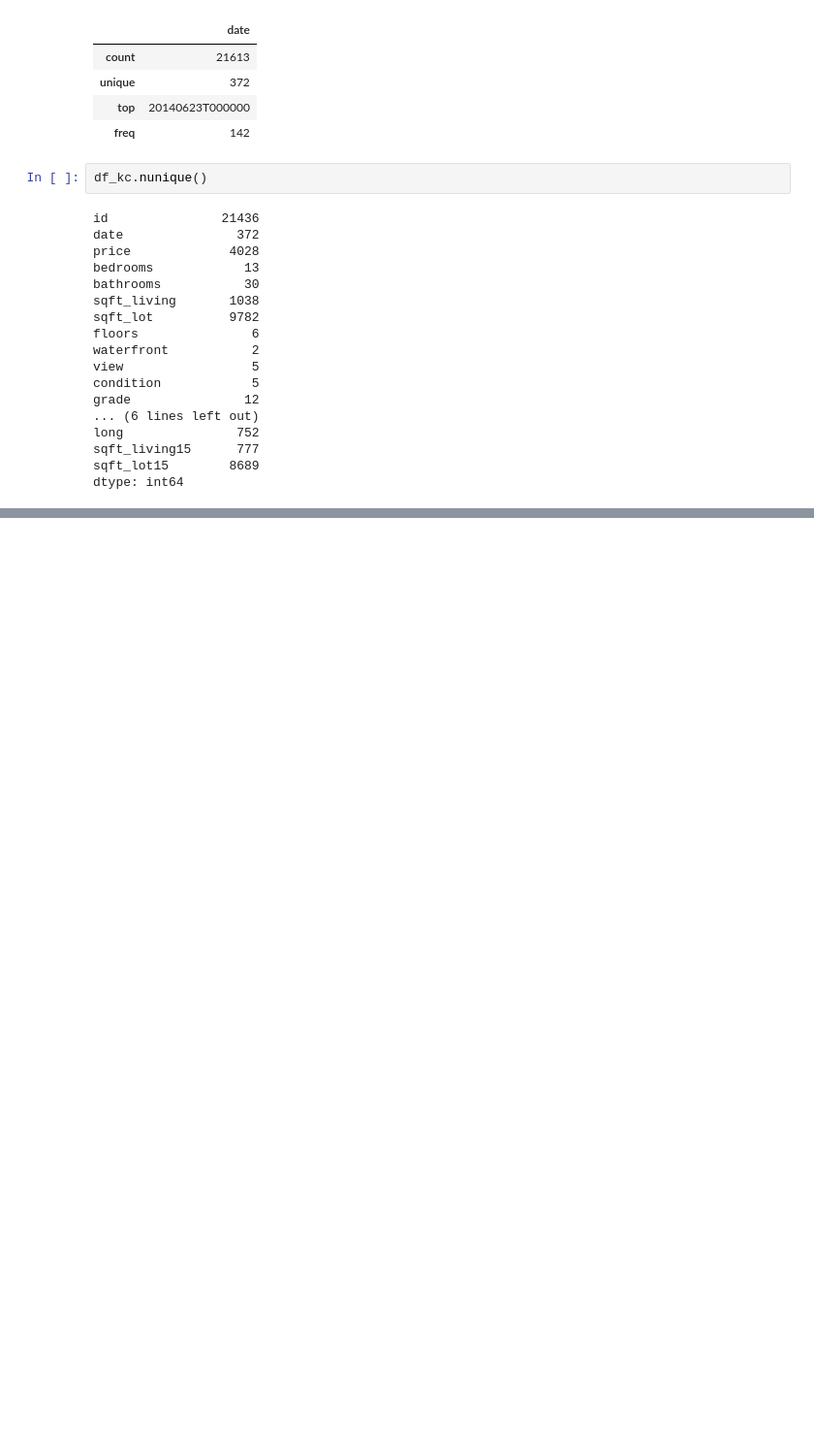
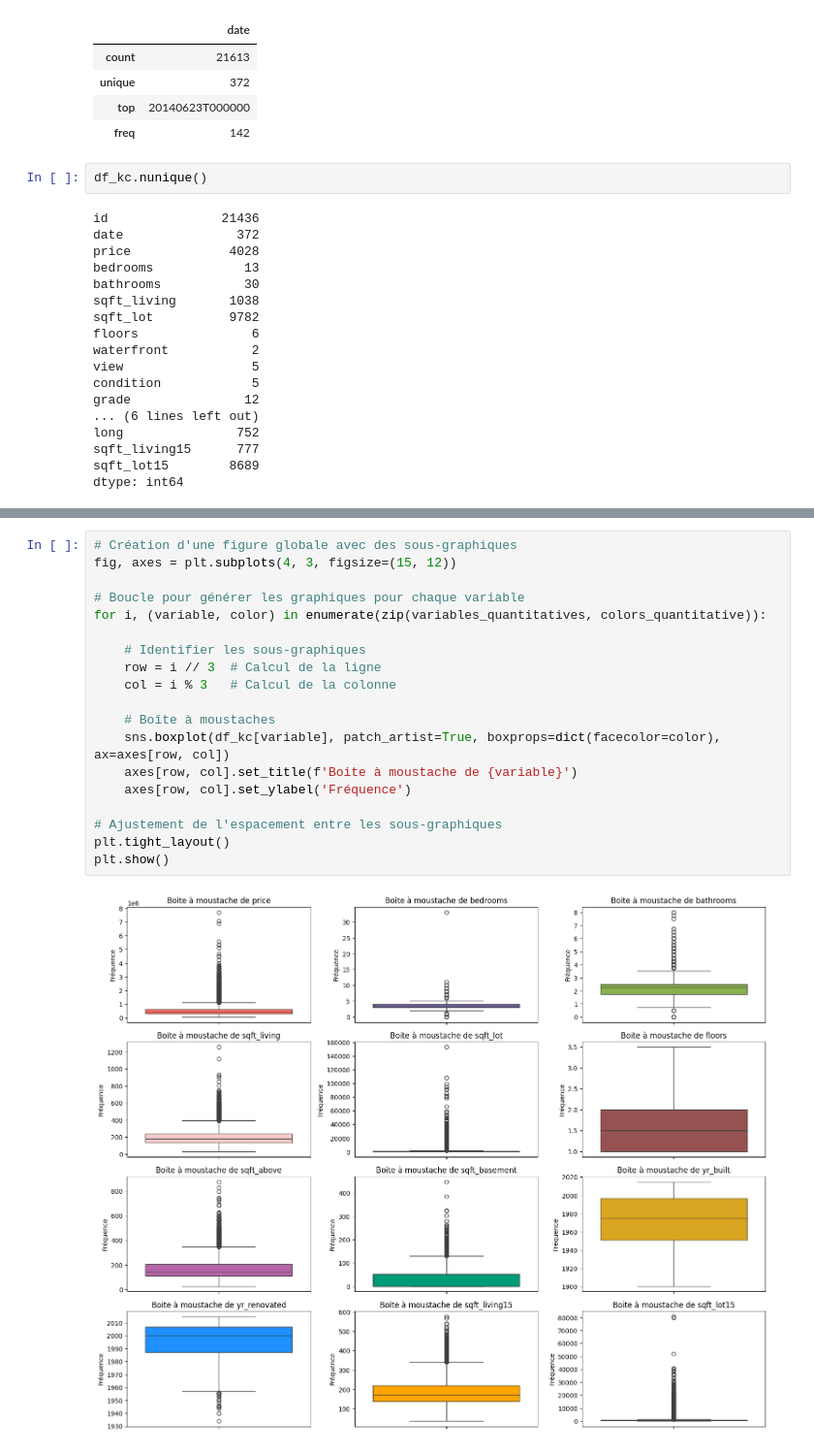
Before and after one commit to AurelPap/apartment-hunter, a Jupyter notebook: working_files_aurel/data-processing.ipynb, the cells around one changed output, grey strips where cells are left out. Shown at 97% size. Cells and saved outputs as stored; diff of their text form; blank space fills up the shorter version.

```diff
--- a/working_files_aurel/data-processing.ipynb
+++ b/working_files_aurel/data-processing.ipynb
@@ -104,0 +154,21 @@ dtype: int64
+# %%
+# Création d'une figure globale avec des sous-graphiques
+fig, axes = plt.subplots(4, 3, figsize=(15, 12))
+
+# Boucle pour générer les graphiques pour chaque variable
+for i, (variable, color) in enumerate(zip(variables_quantitatives, colors_quantitative)):
+
+    # Identifier les sous-graphiques
+    row = i // 3  # Calcul de la ligne
+    col = i % 3   # Calcul de la colonne
+
+    # Boîte à moustaches
+    sns.boxplot(df_kc[variable], patch_artist=True, boxprops=dict(facecolor=color), ax=axes[row, col])
+    axes[row, col].set_title(f'Boite à moustache de {variable}')
+    axes[row, col].set_ylabel('Fréquence')
+
+# Ajustement de l'espacement entre les sous-graphiques
+plt.tight_layout()
+plt.show()
+# %% [output]
+[figure, added]
```
Also changed, not shown: parts of 6 cells of this notebook, 1 other file.
